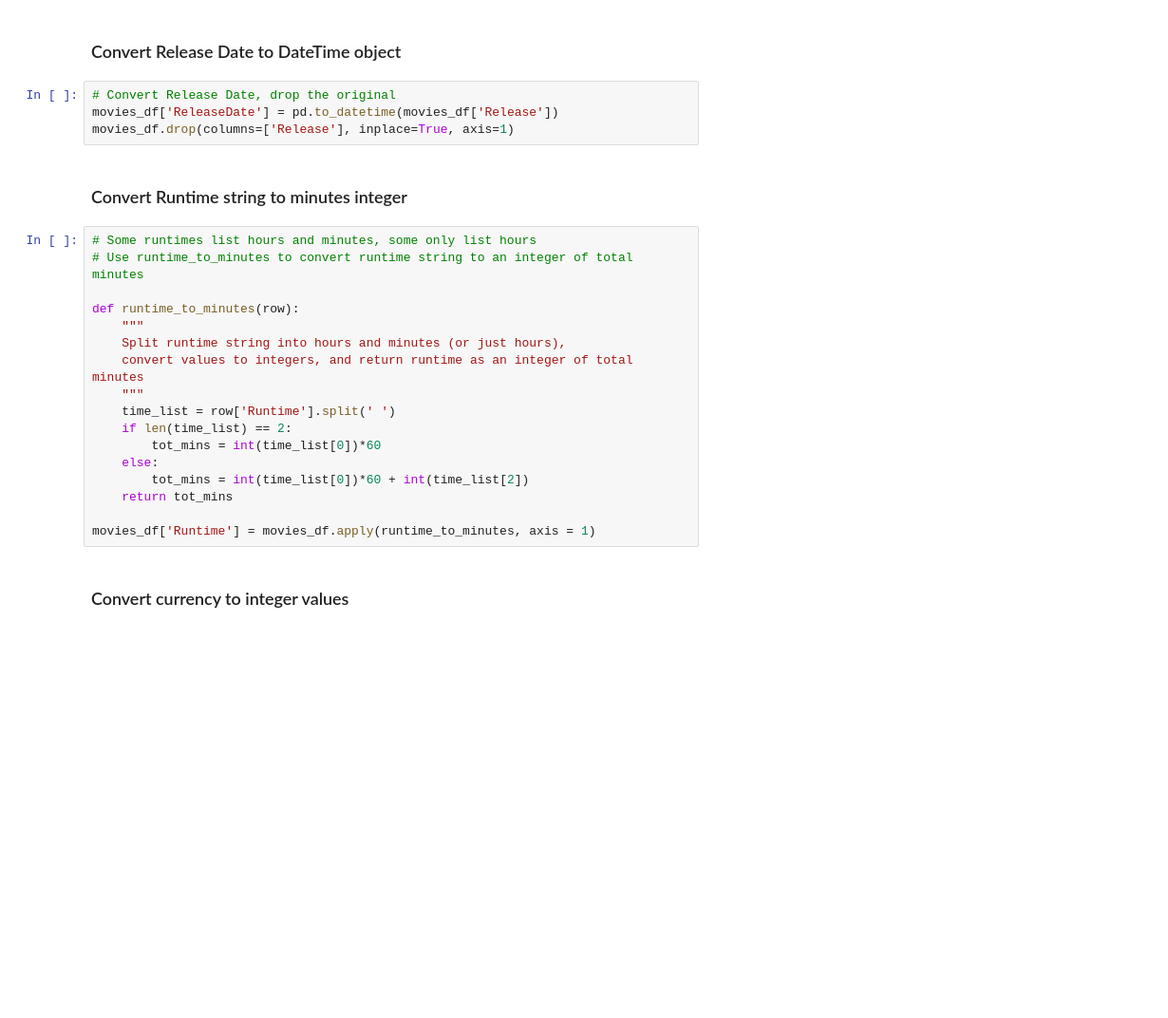
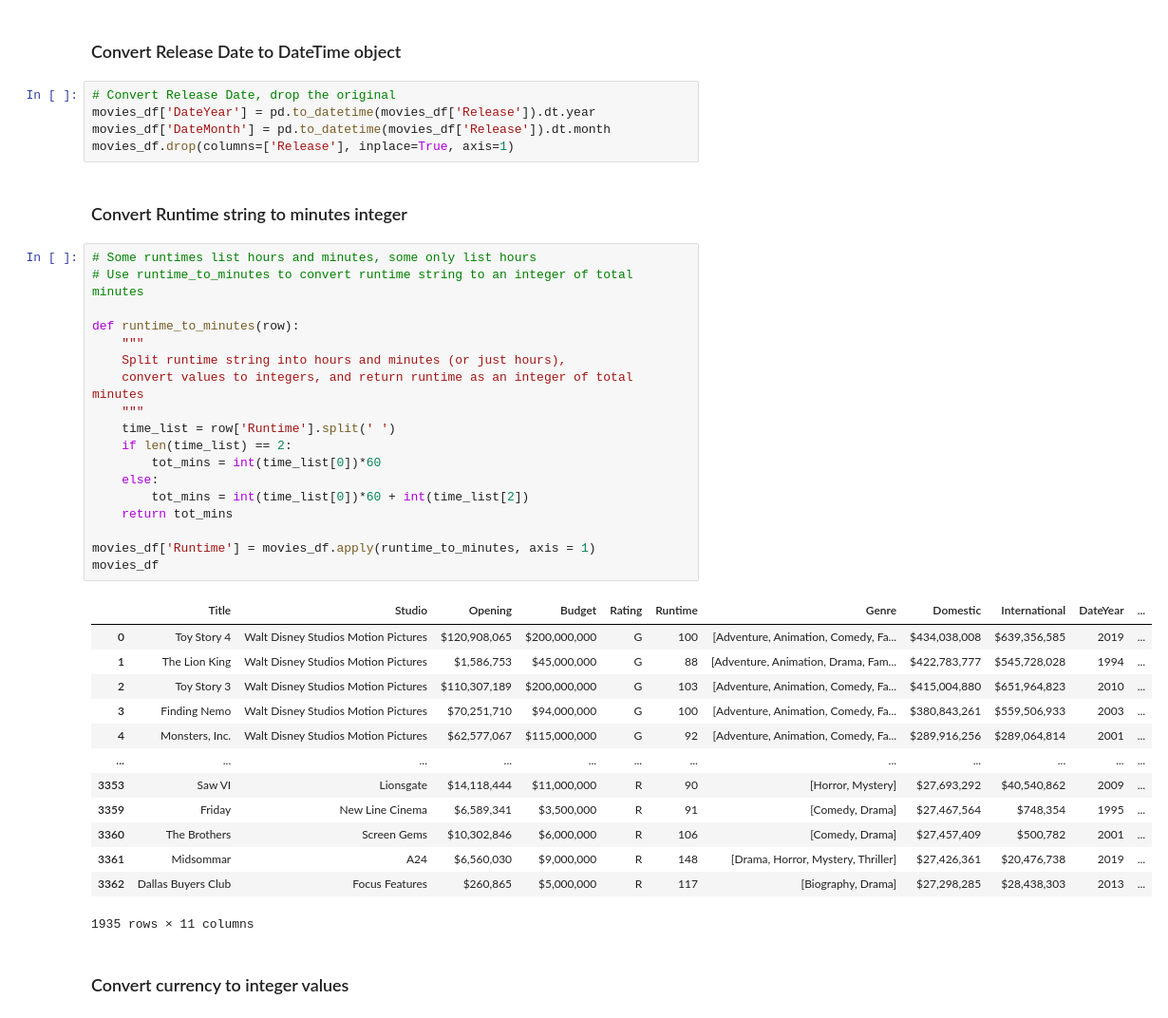
Before and after one commit to jpizzollo/Movie_Regression, a Jupyter notebook: Predicting_Earnings.ipynb, the cells around one changed output. Shown at 95% size. Saved outputs shown, nothing was run; the diff lists cells and outputs as text; blank space fills up the shorter version.

```diff
--- a/Predicting_Earnings.ipynb
+++ b/Predicting_Earnings.ipynb
@@ -107,27 +107,43 @@ movies_df.shape
 ### Convert Release Date to DateTime object
 # %%
 # Convert Release Date, drop the original
-movies_df['ReleaseDate'] = pd.to_datetime(movies_df['Release'])
+movies_df['DateYear'] = pd.to_datetime(movies_df['Release']).dt.year
+movies_df['DateMonth'] = pd.to_datetime(movies_df['Release']).dt.month
 movies_df.drop(columns=['Release'], inplace=True, axis=1)
 # %% [markdown]
 ### Convert Runtime string to minutes integer
 # %%
 # Some runtimes list hours and minutes, some only list hours
 # Use runtime_to_minutes to convert runtime string to an integer of total minutes
 
 def runtime_to_minutes(row):
     """
     Split runtime string into hours and minutes (or just hours),
     convert values to integers, and return runtime as an integer of total minutes
     """
     time_list = row['Runtime'].split(' ')
     if len(time_list) == 2:
         tot_mins = int(time_list[0])*60
     else:
         tot_mins = int(time_list[0])*60 + int(time_list[2])
     return tot_mins
 
 movies_df['Runtime'] = movies_df.apply(runtime_to_minutes, axis = 1)
+movies_df
+# %% [output]
+|  | Title | Studio | Opening | Budget | Rating | Runtime | Genre | Domestic | International | DateYear | ... |
+| 0 | Toy Story 4 | Walt Disney Studios Motion Pictures | $120,908,065 | $200,000,000 | G | 100 | [Adventure, Animation, Comedy, Fa... | $434,038,008 | $639,356,585 | 2019 | ... |
+| 1 | The Lion King | Walt Disney Studios Motion Pictures | $1,586,753 | $45,000,000 | G | 88 | [Adventure, Animation, Drama, Fam... | $422,783,777 | $545,728,028 | 1994 | ... |
+| 2 | Toy Story 3 | Walt Disney Studios Motion Pictures | $110,307,189 | $200,000,000 | G | 103 | [Adventure, Animation, Comedy, Fa... | $415,004,880 | $651,964,823 | 2010 | ... |
+| 3 | Finding Nemo | Walt Disney Studios Motion Pictures | $70,251,710 | $94,000,000 | G | 100 | [Adventure, Animation, Comedy, Fa... | $380,843,261 | $559,506,933 | 2003 | ... |
+| 4 | Monsters, Inc. | Walt Disney Studios Motion Pictures | $62,577,067 | $115,000,000 | G | 92 | [Adventure, Animation, Comedy, Fa... | $289,916,256 | $289,064,814 | 2001 | ... |
+| ... | ... | ... | ... | ... | ... | ... | ... | ... | ... | ... | ... |
+| 3353 | Saw VI | Lionsgate | $14,118,444 | $11,000,000 | R | 90 | [Horror, Mystery] | $27,693,292 | $40,540,862 | 2009 | ... |
+| 3359 | Friday | New Line Cinema | $6,589,341 | $3,500,000 | R | 91 | [Comedy, Drama] | $27,467,564 | $748,354 | 1995 | ... |
+| 3360 | The Brothers | Screen Gems | $10,302,846 | $6,000,000 | R | 106 | [Comedy, Drama] | $27,457,409 | $500,782 | 2001 | ... |
+| 3361 | Midsommar | A24 | $6,560,030 | $9,000,000 | R | 148 | [Drama, Horror, Mystery, Thriller] | $27,426,361 | $20,476,738 | 2019 | ... |
+| 3362 | Dallas Buyers Club | Focus Features | $260,865 | $5,000,000 | R | 117 | [Biography, Drama] | $27,298,285 | $28,438,303 | 2013 | ... |
+1935 rows × 11 columns
 # %% [markdown]
 ### Convert currency to integer values
 # %%
```
Also changed, not shown: parts of 16 cells of this notebook.
